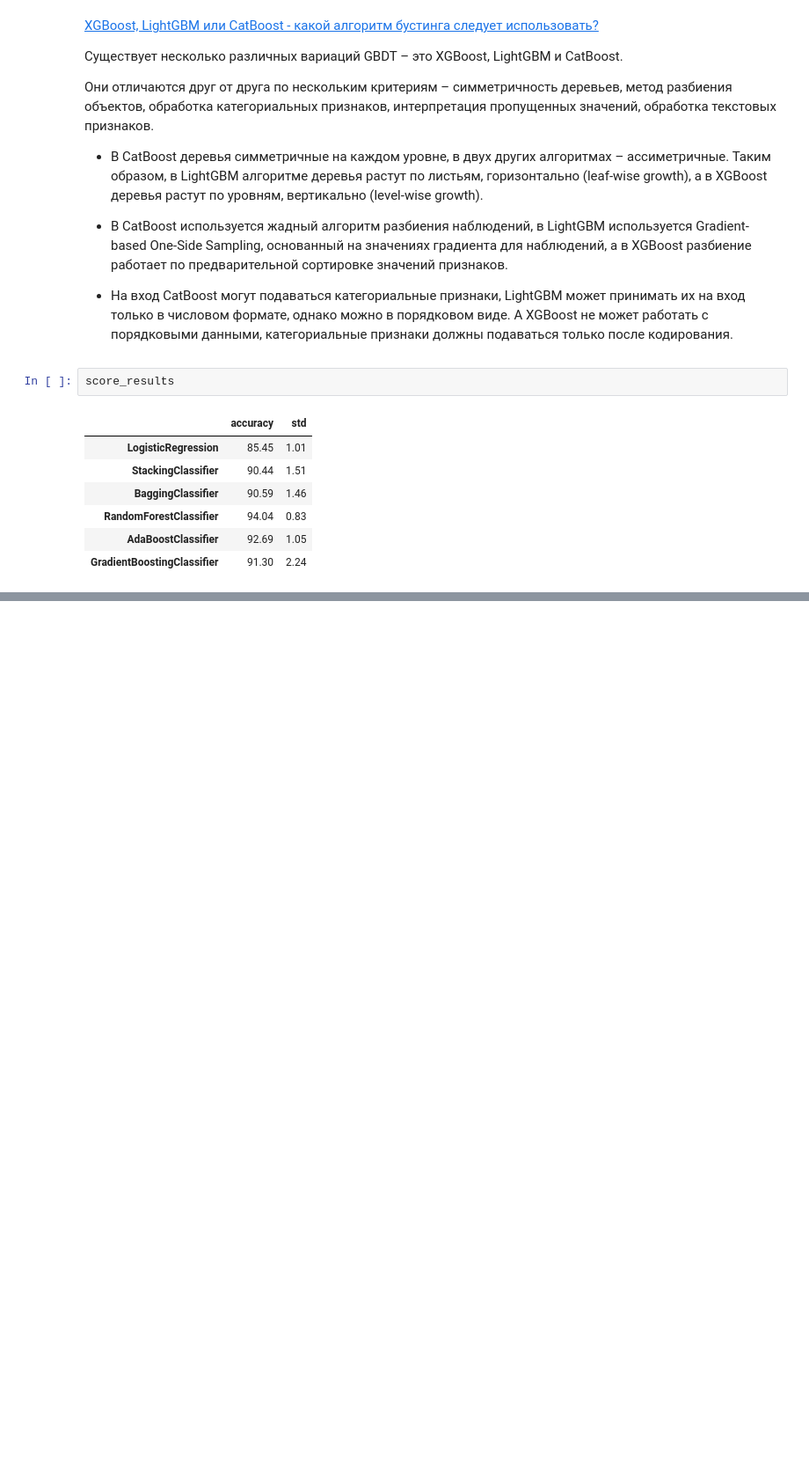
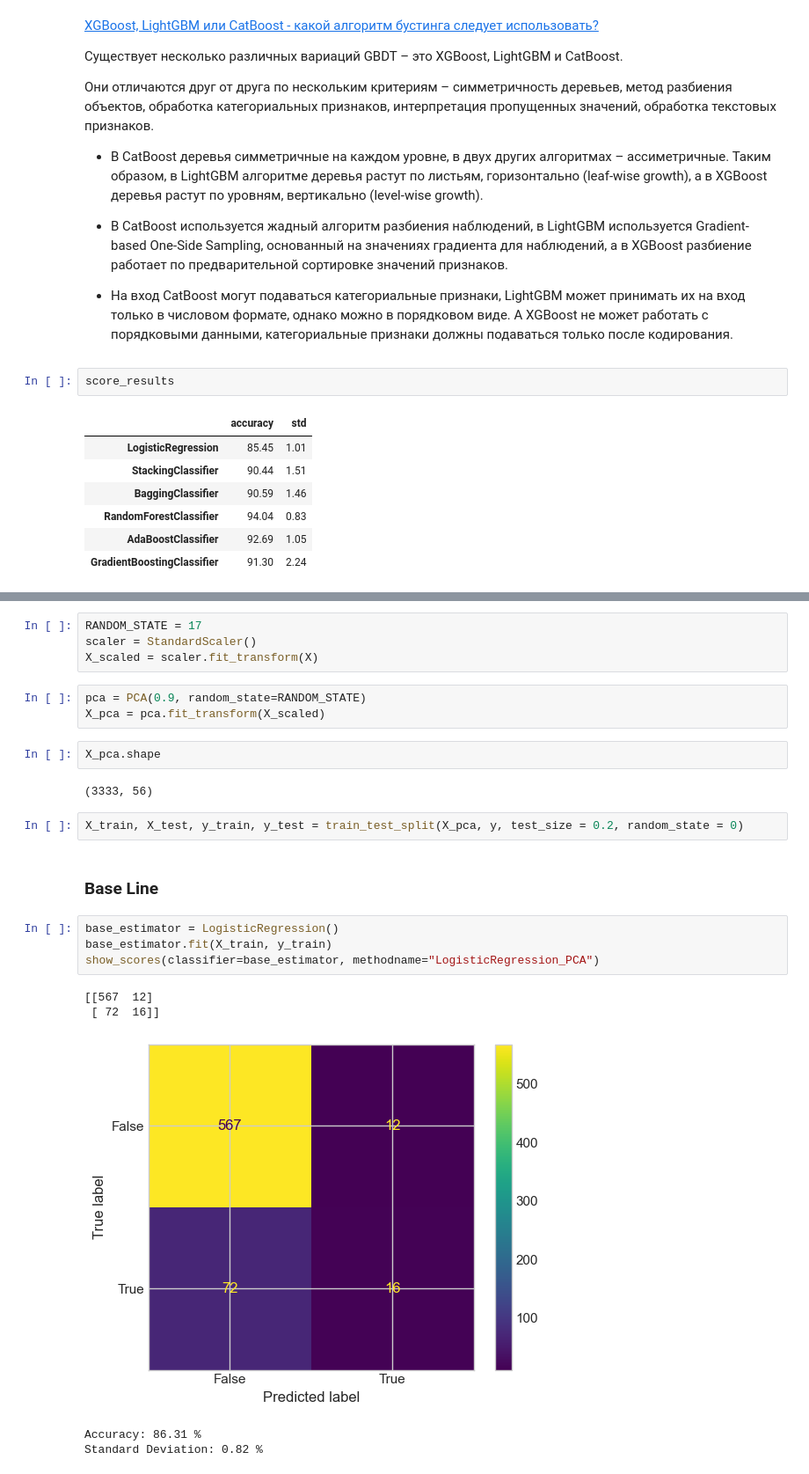
Before and after one commit to razrez/ml_classes, a Jupyter notebook: hw/11-011_Khodzhamirzoyev_8.ipynb, the cells around one changed output, grey strips where cells are left out. Shown: that part at 88% size. Cells and saved outputs as stored; diff of their text form; blank space fills up the shorter version.

```diff
--- a/hw/11-011_Khodzhamirzoyev_8.ipynb
+++ b/hw/11-011_Khodzhamirzoyev_8.ipynb
@@ -290,0 +288,25 @@ score_results
+# %%
+RANDOM_STATE = 17
+scaler = StandardScaler()
+X_scaled = scaler.fit_transform(X)
+# %%
+pca = PCA(0.9, random_state=RANDOM_STATE)
+X_pca = pca.fit_transform(X_scaled)
+# %%
+X_pca.shape
+# %% [output]
+(3333, 56)
+# %%
+X_train, X_test, y_train, y_test = train_test_split(X_pca, y, test_size = 0.2, random_state = 0)
+# %% [markdown]
+### Base Line
+# %%
+base_estimator = LogisticRegression()
+base_estimator.fit(X_train, y_train)
+show_scores(classifier=base_estimator, methodname="LogisticRegression_PCA")
+# %% [output]
+[[567  12]
+ [ 72  16]]
+[figure, added]
+Accuracy: 86.31 %
+Standard Deviation: 0.82 %
```
Also changed, not shown: parts of 12 cells of this notebook.
